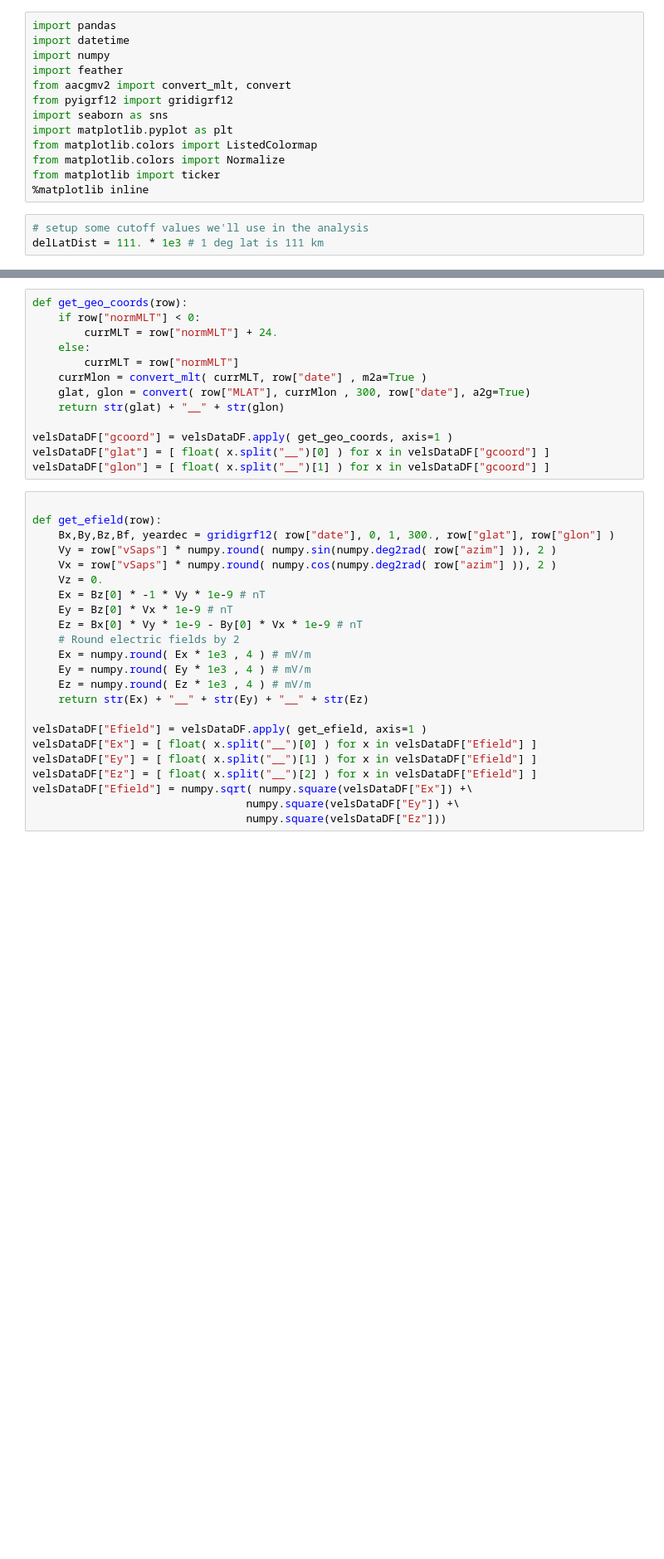
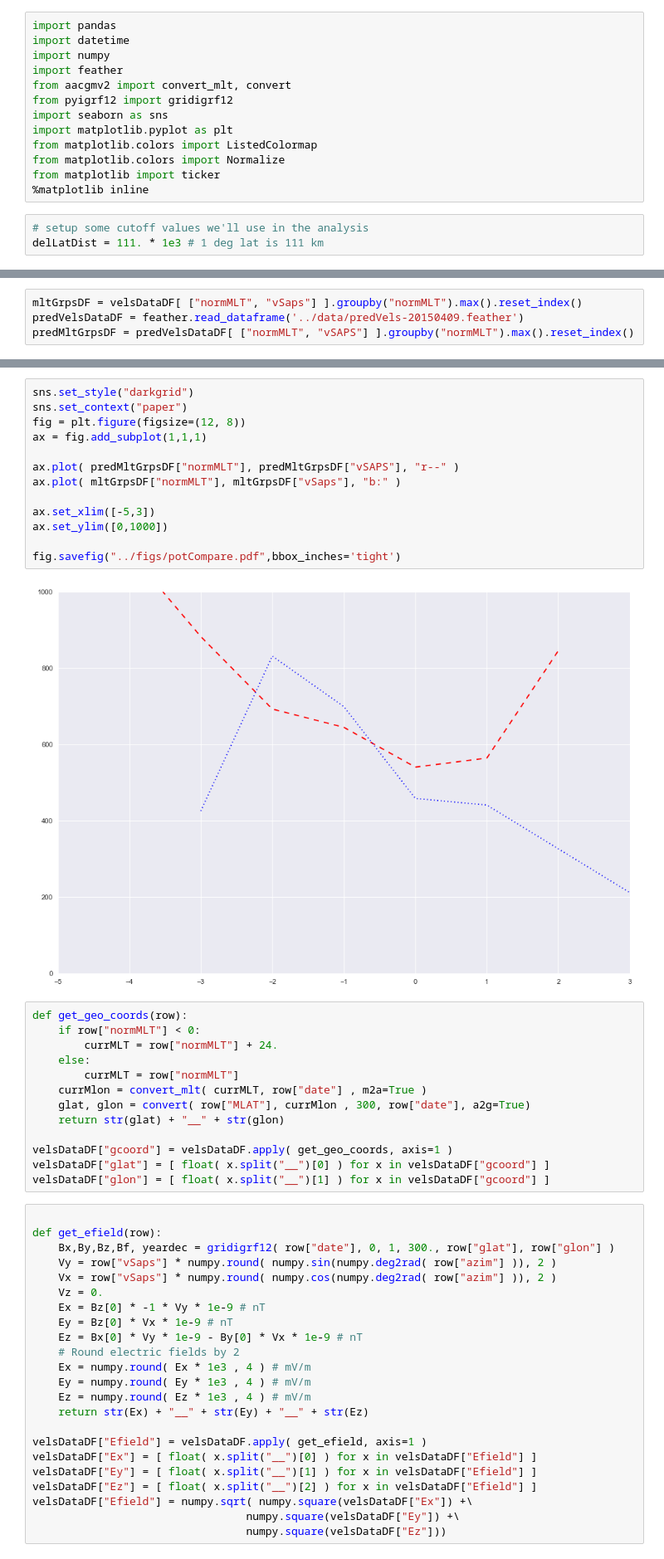
Before and after one commit to bharatreddy/indsvels, a Jupyter notebook: ipy/pot_event_validate.ipynb, the cells around one changed output, grey strips where cells are left out. Shown at 83% size. Cells and saved outputs as stored; diff of their text form; blank space fills up the shorter version.

```diff
--- a/ipy/pot_event_validate.ipynb
+++ b/ipy/pot_event_validate.ipynb
@@ -20,3 +20,7 @@ velsDataDF.columns = ["azim", "azimStd", "delMLT", "goodFit",\
            "MLAT", "normMLT", "vSaps", "velSTD",\
            "endPtMLAT", "endPtNormMLT"]
 velsDataDF["date"] = datetime.datetime(2015,1,5,4,20)
+# %%
+mltGrpsDF = velsDataDF[ ["normMLT", "vSaps"] ].groupby("normMLT").max().reset_index()
+predVelsDataDF = feather.read_dataframe('../data/predVels-20150409.feather')
+predMltGrpsDF = predVelsDataDF[ ["normMLT", "vSAPS"] ].groupby("normMLT").max().reset_index()
@@ -23,3 +37,18 @@ velsDataDF["date"] = datetime.datetime(2015,1,5,4,20)
+# %%
+sns.set_style("darkgrid")
+sns.set_context("paper")
+fig = plt.figure(figsize=(12, 8))
+ax = fig.add_subplot(1,1,1)
+
+ax.plot( predMltGrpsDF["normMLT"], predMltGrpsDF["vSAPS"], "r--" )
+ax.plot( mltGrpsDF["normMLT"], mltGrpsDF["vSaps"], "b:" )
+
+ax.set_xlim([-5,3])
+ax.set_ylim([0,1000])
+
+fig.savefig("../figs/potCompare.pdf",bbox_inches='tight')
+# %% [output]
+[figure, added]
 # %%
 def get_geo_coords(row):
     if row["normMLT"] < 0:
```
Also changed, not shown: parts of 5 cells of this notebook, 7 other files.
